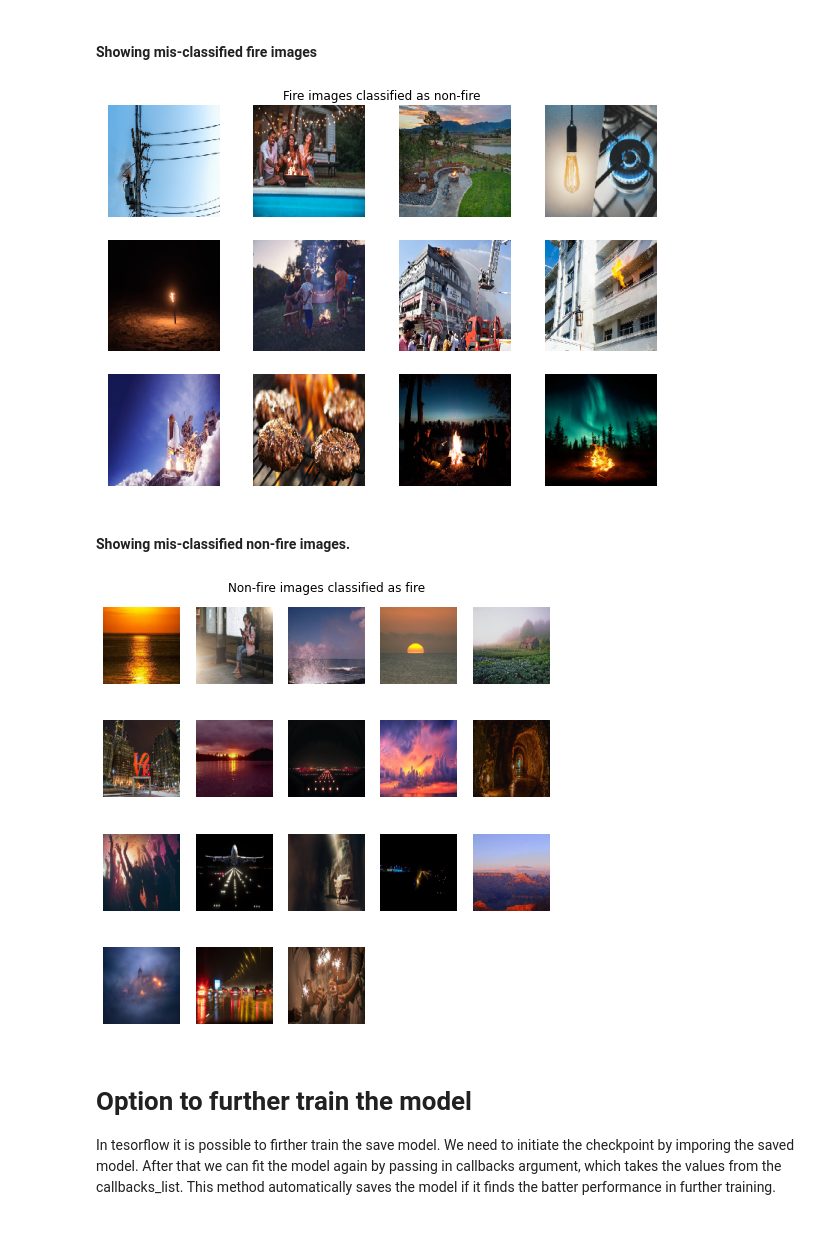
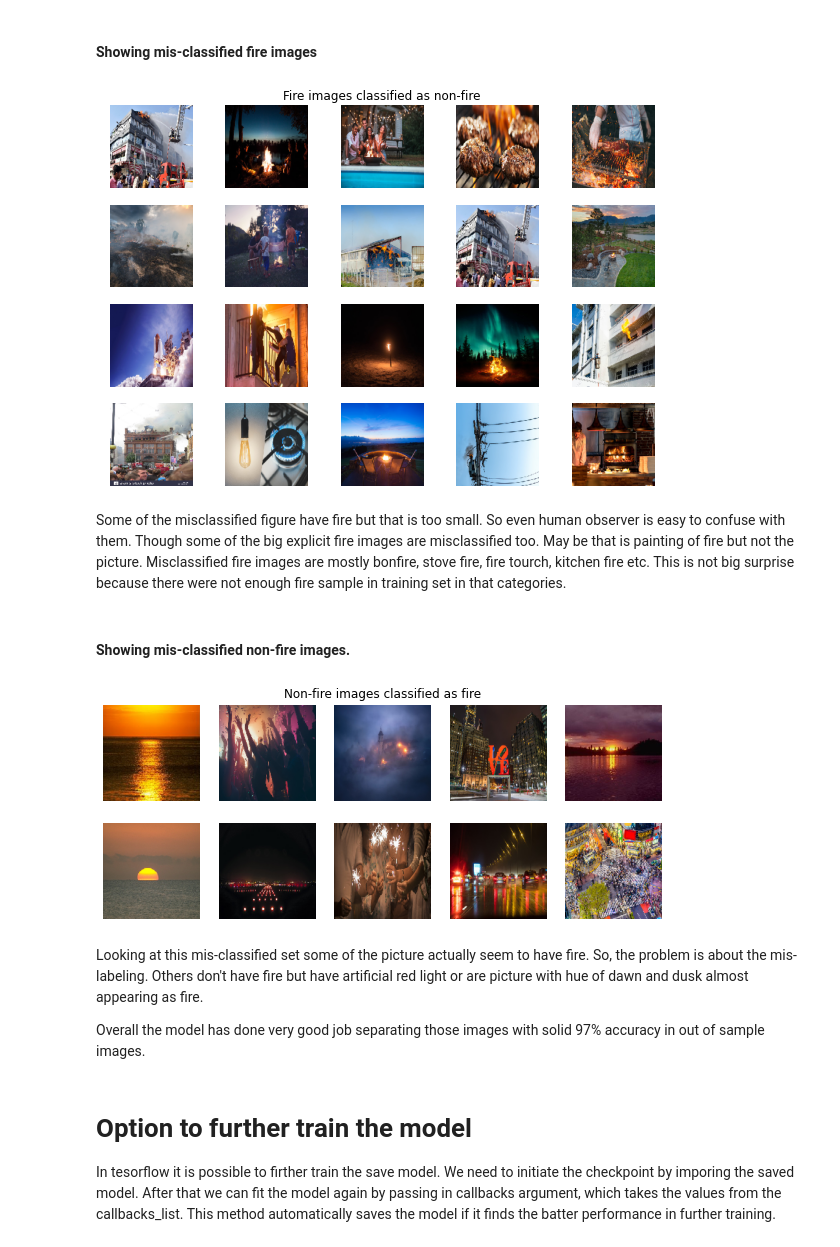
Before and after one commit to roshankoirala/Fire_Detection_Model, a Jupyter notebook: Model_building-VGG16.ipynb, the cells around one changed output. Saved outputs shown, nothing was run; the diff lists cells and outputs as text; code cells hidden in the pictures.

```diff
--- a/Model_building-VGG16.ipynb
+++ b/Model_building-VGG16.ipynb
@@ -294,8 +298,8 @@ fig = plt.figure(figsize=(10, 9))
 plt.title('Classification by the model')
 plt.axis('off')
 
-for i, img_i in enumerate(img[:12]):
-    ax = fig.add_subplot(3, 4, i+1)
+for i, img_i in enumerate(img[:20]):
+    ax = fig.add_subplot(4, 5, i+1)
     plt.axis('off')
     plt.title(label_dict[pred[i]], y=-0.2)
     ax.imshow(img_i)
@@ -354,24 +358,30 @@ fig.show()
 fig = plt.figure(figsize=(10, 7))
 plt.title('Fire images classified as non-fire')
 plt.axis('off')
-for i, img_i in enumerate(msd_fire[:7] + msd_fire[8:]):
-    ax = fig.add_subplot(3, 4, i+1)
+for i, img_i in enumerate(msd_fire):
+    ax = fig.add_subplot(4, 5, i+1)
     ax.imshow(img_i)
     ax.axis('off')
 # %% [output]
-[figure, old version]
+[figure, new version]
+# %% [markdown]
+Some of the misclassified figure have fire but that is too small. So even human observer is easy to confuse with them. Though some of the big explicit fire images are misclassified too. May be that is painting of fire but not the picture. Misclassified fire images are mostly bonfire, stove fire, fire tourch, kitchen fire etc. This is not big surprise because there were not enough fire sample in training set in that categories.
 # %% [markdown]
 #### Showing mis-classified non-fire images.
 # %%
-fig = plt.figure(figsize=(8, 8))
+fig = plt.figure(figsize=(10, 4))
 plt.title('Non-fire images classified as fire')
 plt.axis('off')
-for i, img_i in enumerate(msd_nofire[:20]):
-    ax = fig.add_subplot(4, 5, i+1)
+for i, img_i in enumerate(msd_nofire):
+    ax = fig.add_subplot(2, 5, i+1)
     ax.imshow(img_i)
     ax.axis('off')
 # %% [output]
-[figure, old version]
+[figure, new version]
+# %% [markdown]
+Looking at this mis-classified set some of the picture actually seem to have fire. So, the problem is about the mis-labeling. Others don't have fire but have artificial red light or are picture with hue of dawn and dusk almost appearing as fire.
+
+Overall the model has done very good job separating those images with solid 97% accuracy in out of sample images.
 # %% [markdown]
 # Option to further train the model
 
```
Also changed, not shown: parts of 4 cells of this notebook.
